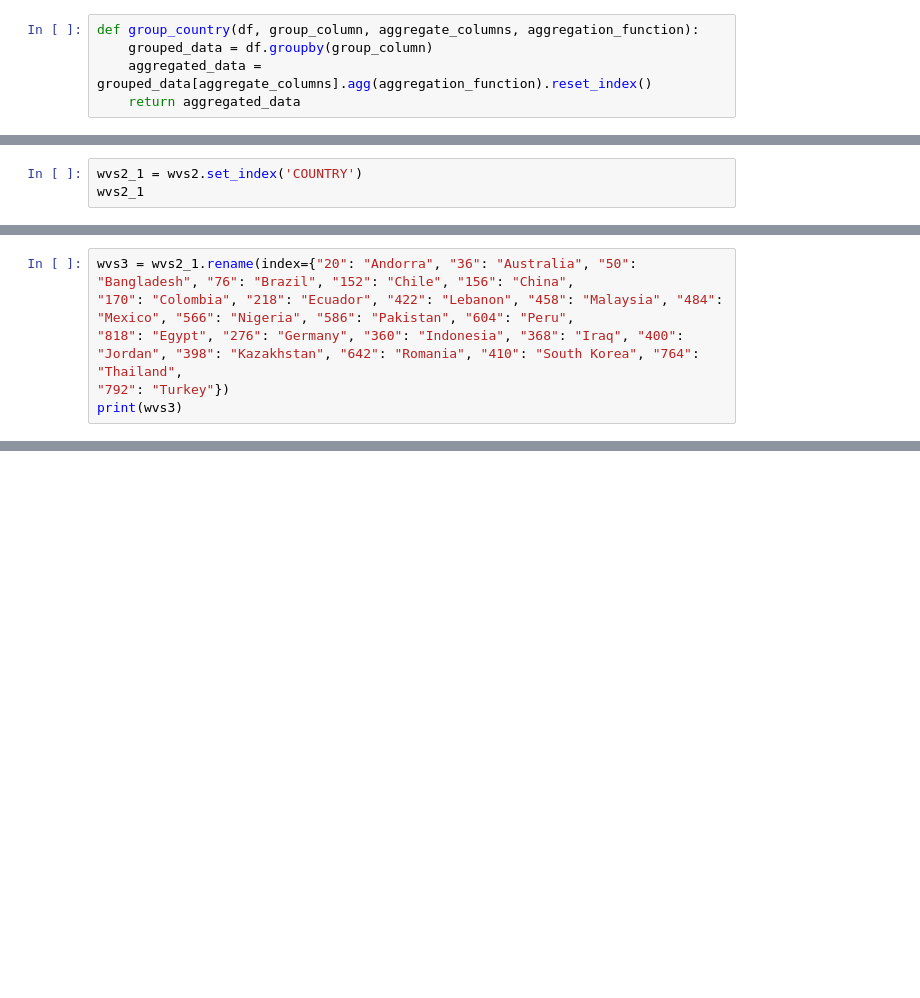
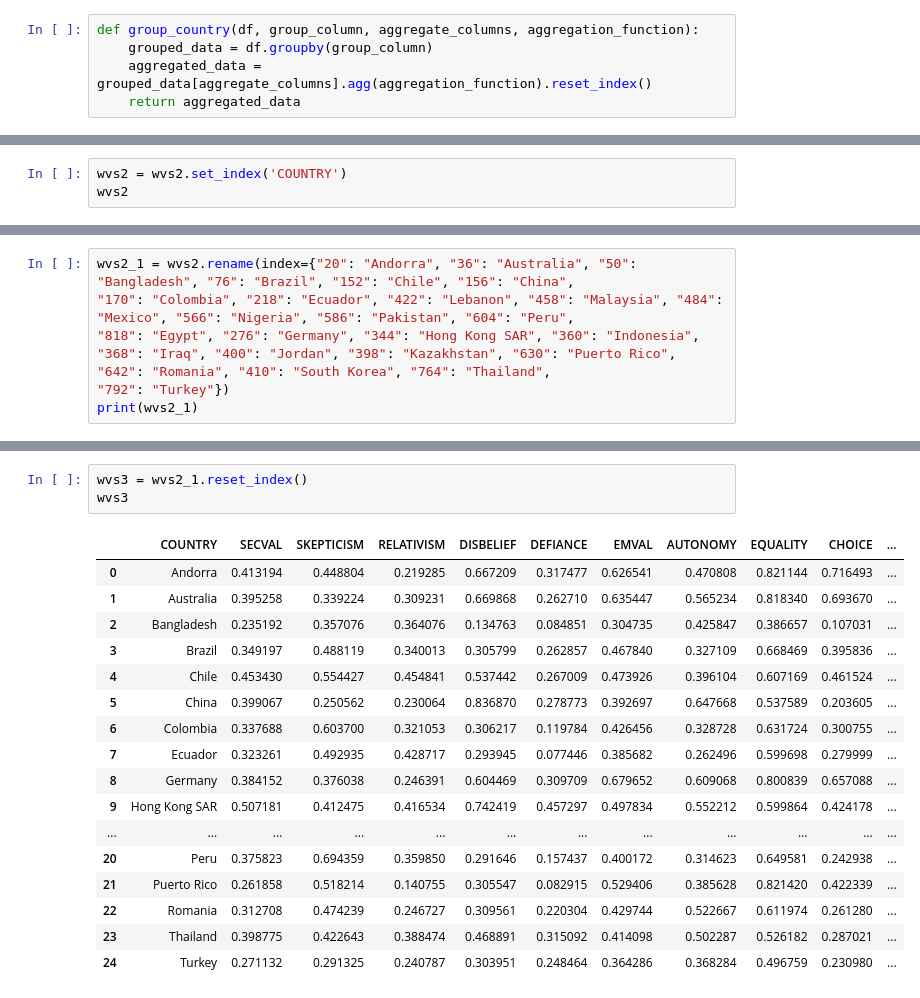
Before and after one commit to spauldingj2/NationalValues_Happiness, a Jupyter notebook: happiness_project.ipynb, the cells around one changed output, grey strips where cells are left out. Saved outputs shown, nothing was run; the diff lists cells and outputs as text; blank space fills up the shorter version.

Commit message:
cleaned whr & joined tables

```diff
--- a/happiness_project.ipynb
+++ b/happiness_project.ipynb
@@ -58,3 +99,3 @@ print(wvs2.dtypes)
 # %%
-wvs2_1 = wvs2.set_index('COUNTRY')
-wvs2_1
+wvs2 = wvs2.set_index('COUNTRY')
+wvs2
@@ -61,6 +104,6 @@ wvs2_1
 # %%
-wvs3 = wvs2_1.rename(index={"20": "Andorra", "36": "Australia", "50": "Bangladesh", "76": "Brazil", "152": "Chile", "156": "China",
+wvs2_1 = wvs2.rename(index={"20": "Andorra", "36": "Australia", "50": "Bangladesh", "76": "Brazil", "152": "Chile", "156": "China",
 "170": "Colombia", "218": "Ecuador", "422": "Lebanon", "458": "Malaysia", "484": "Mexico", "566": "Nigeria", "586": "Pakistan", "604": "Peru",
-"818": "Egypt", "276": "Germany", "360": "Indonesia", "368": "Iraq", "400": "Jordan", "398": "Kazakhstan", "642": "Romania", "410": "South Korea", "764": "Thailand",
+"818": "Egypt", "276": "Germany", "344": "Hong Kong SAR", "360": "Indonesia", "368": "Iraq", "400": "Jordan", "398": "Kazakhstan", "630": "Puerto Rico", "642": "Romania", "410": "South Korea", "764": "Thailand",
 "792": "Turkey"})
-print(wvs3)
+print(wvs2_1)
@@ -66,0 +128,21 @@ print(wvs3)
+# %%
+wvs3 = wvs2_1.reset_index()
+wvs3
+# %% [output]
+|  | COUNTRY | SECVAL | SKEPTICISM | RELATIVISM | DISBELIEF | DEFIANCE | EMVAL | AUTONOMY | EQUALITY | CHOICE | ... |
+| 0 | Andorra | 0.413194 | 0.448804 | 0.219285 | 0.667209 | 0.317477 | 0.626541 | 0.470808 | 0.821144 | 0.716493 | ... |
+| 1 | Australia | 0.395258 | 0.339224 | 0.309231 | 0.669868 | 0.262710 | 0.635447 | 0.565234 | 0.818340 | 0.693670 | ... |
+| 2 | Bangladesh | 0.235192 | 0.357076 | 0.364076 | 0.134763 | 0.084851 | 0.304735 | 0.425847 | 0.386657 | 0.107031 | ... |
+| 3 | Brazil | 0.349197 | 0.488119 | 0.340013 | 0.305799 | 0.262857 | 0.467840 | 0.327109 | 0.668469 | 0.395836 | ... |
+| 4 | Chile | 0.453430 | 0.554427 | 0.454841 | 0.537442 | 0.267009 | 0.473926 | 0.396104 | 0.607169 | 0.461524 | ... |
+| 5 | China | 0.399067 | 0.250562 | 0.230064 | 0.836870 | 0.278773 | 0.392697 | 0.647668 | 0.537589 | 0.203605 | ... |
+| 6 | Colombia | 0.337688 | 0.603700 | 0.321053 | 0.306217 | 0.119784 | 0.426456 | 0.328728 | 0.631724 | 0.300755 | ... |
+| 7 | Ecuador | 0.323261 | 0.492935 | 0.428717 | 0.293945 | 0.077446 | 0.385682 | 0.262496 | 0.599698 | 0.279999 | ... |
+| 8 | Germany | 0.384152 | 0.376038 | 0.246391 | 0.604469 | 0.309709 | 0.679652 | 0.609068 | 0.800839 | 0.657088 | ... |
+| 9 | Hong Kong SAR | 0.507181 | 0.412475 | 0.416534 | 0.742419 | 0.457297 | 0.497834 | 0.552212 | 0.599864 | 0.424178 | ... |
+| ... | ... | ... | ... | ... | ... | ... | ... | ... | ... | ... | ... |
+| 20 | Peru | 0.375823 | 0.694359 | 0.359850 | 0.291646 | 0.157437 | 0.400172 | 0.314623 | 0.649581 | 0.242938 | ... |
+| 21 | Puerto Rico | 0.261858 | 0.518214 | 0.140755 | 0.305547 | 0.082915 | 0.529406 | 0.385628 | 0.821420 | 0.422339 | ... |
+| 22 | Romania | 0.312708 | 0.474239 | 0.246727 | 0.309561 | 0.220304 | 0.429744 | 0.522667 | 0.611974 | 0.261280 | ... |
+| 23 | Thailand | 0.398775 | 0.422643 | 0.388474 | 0.468891 | 0.315092 | 0.414098 | 0.502287 | 0.526182 | 0.287021 | ... |
+| 24 | Turkey | 0.271132 | 0.291325 | 0.240787 | 0.303951 | 0.248464 | 0.364286 | 0.368284 | 0.496759 | 0.230980 | ... |
```
Also changed, not shown: parts of 20 cells of this notebook.
